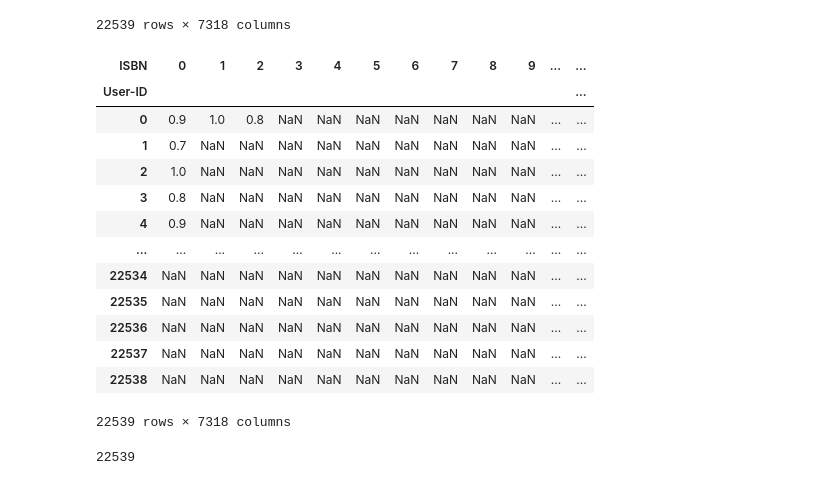
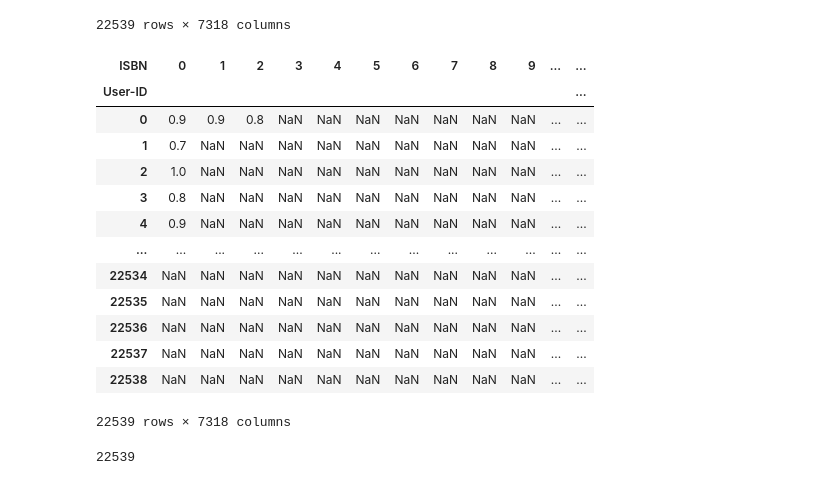
Before and after one commit to veneta13/Booked, a Jupyter notebook: recommendation.ipynb, the cells around one changed output. Cells and saved outputs as stored; diff of their text form; code cells hidden in the pictures.

```diff
--- a/recommendation.ipynb
+++ b/recommendation.ipynb
@@ -589,16 +587,16 @@ rating_df
 22539 rows × 7318 columns
 # %%
 rating_df = pd.DataFrame(
-    preprocessing.MinMaxScaler(feature_range=(0.5,1)).fit_transform(rating_df.values),
+    rating_df.values/10,
     columns=rating_df.columns,
     index=rating_df.index
 )
 
 rating_df
 # %% [output]
 | ISBN | 0 | 1 | 2 | 3 | 4 | 5 | 6 | 7 | 8 | 9 | ... | ... |
 | User-ID |  |  |  |  |  |  |  |  |  |  |  | ... |
-| 0 | 0.9 | 1.0 | 0.8 | NaN | NaN | NaN | NaN | NaN | NaN | NaN | ... | ... |
+| 0 | 0.9 | 0.9 | 0.8 | NaN | NaN | NaN | NaN | NaN | NaN | NaN | ... | ... |
 | 1 | 0.7 | NaN | NaN | NaN | NaN | NaN | NaN | NaN | NaN | NaN | ... | ... |
 | 2 | 1.0 | NaN | NaN | NaN | NaN | NaN | NaN | NaN | NaN | NaN | ... | ... |
 | 3 | 0.8 | NaN | NaN | NaN | NaN | NaN | NaN | NaN | NaN | NaN | ... | ... |
```
Also changed, not shown: parts of 26 cells of this notebook.
